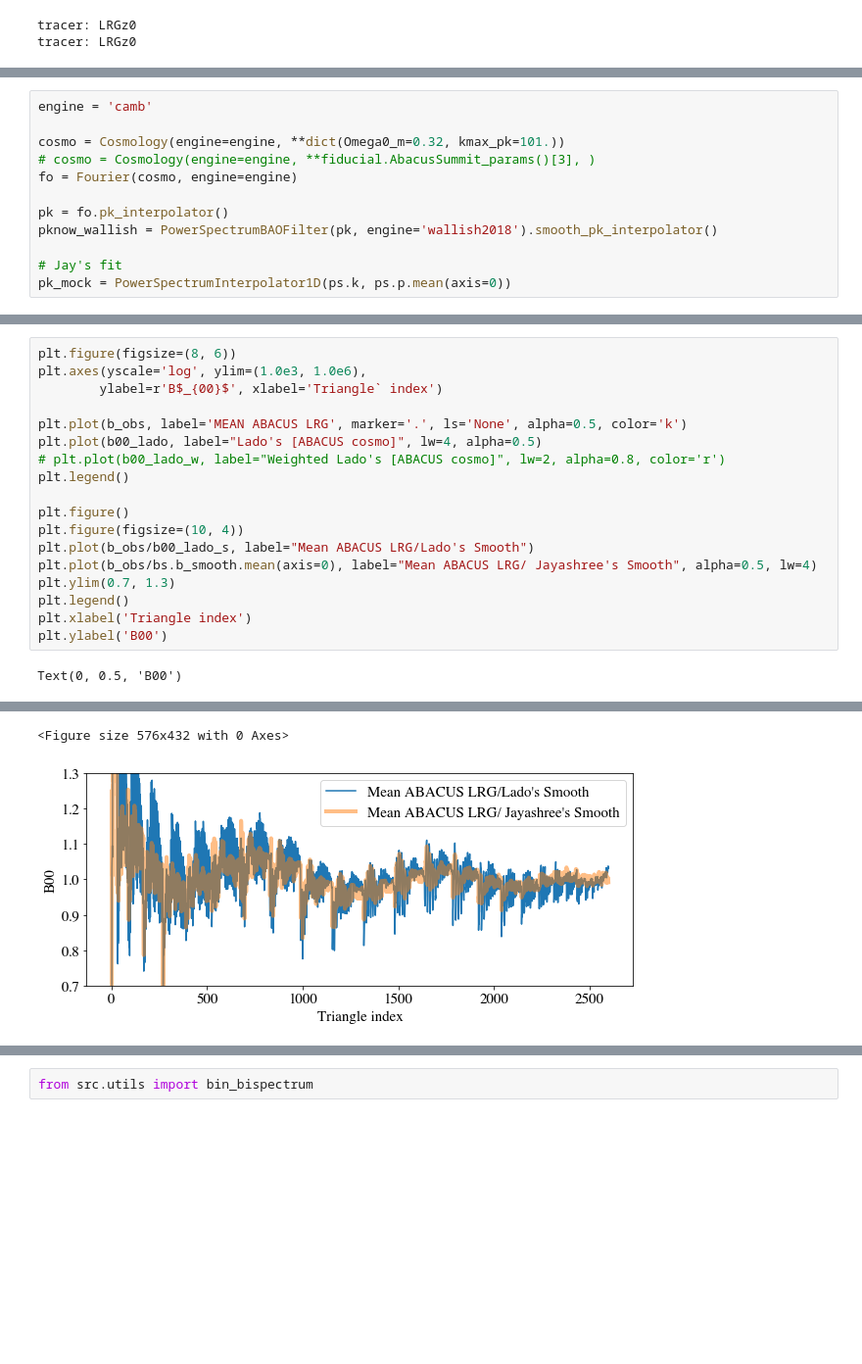
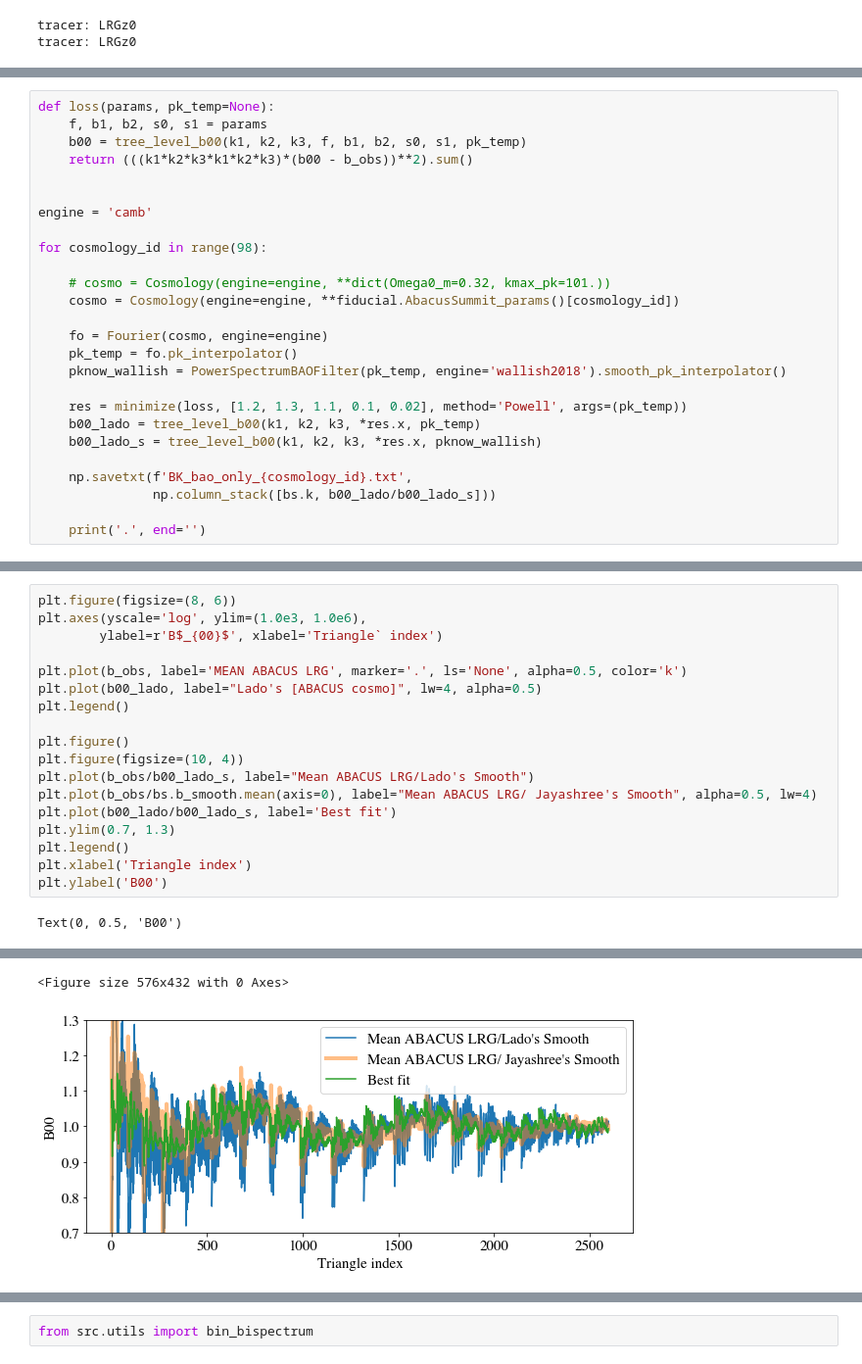
Before and after one commit to mehdirezaie/bispectrum, a Jupyter notebook: template.ipynb, the cells around one changed output, grey strips where cells are left out. Shown: that part at 98% size. Cells and saved outputs as stored; diff of their text form; blank space fills up the shorter version.

```diff
--- a/template.ipynb
+++ b/template.ipynb
@@ -62,12 +41,26 @@ fiducial.AbacusSummit_params()
 # %%
+def loss(params, pk_temp=None):
+    f, b1, b2, s0, s1 = params
+    b00 = tree_level_b00(k1, k2, k3, f, b1, b2, s0, s1, pk_temp)
+    return (((k1*k2*k3*k1*k2*k3)*(b00 - b_obs))**2).sum()
+
+
 engine = 'camb'
 
-cosmo = Cosmology(engine=engine, **dict(Omega0_m=0.32, kmax_pk=101.))
-# cosmo = Cosmology(engine=engine, **fiducial.AbacusSummit_params()[3], )
-fo = Fourier(cosmo, engine=engine)
+for cosmology_id in range(98):
 
-pk = fo.pk_interpolator()
-pknow_wallish = PowerSpectrumBAOFilter(pk, engine='wallish2018').smooth_pk_interpolator()
+    # cosmo = Cosmology(engine=engine, **dict(Omega0_m=0.32, kmax_pk=101.))
+    cosmo = Cosmology(engine=engine, **fiducial.AbacusSummit_params()[cosmology_id])
 
-# Jay's fit
-pk_mock = PowerSpectrumInterpolator1D(ps.k, ps.p.mean(axis=0))
+    fo = Fourier(cosmo, engine=engine)
+    pk_temp = fo.pk_interpolator()
+    pknow_wallish = PowerSpectrumBAOFilter(pk_temp, engine='wallish2018').smooth_pk_interpolator()
+
+    res = minimize(loss, [1.2, 1.3, 1.1, 0.1, 0.02], method='Powell', args=(pk_temp))
+    b00_lado = tree_level_b00(k1, k2, k3, *res.x, pk_temp)
+    b00_lado_s = tree_level_b00(k1, k2, k3, *res.x, pknow_wallish)
+
+    np.savetxt(f'BK_bao_only_{cosmology_id}.txt',
+               np.column_stack([bs.k, b00_lado/b00_lado_s]))
+
+    print('.', end='')
@@ -105,13 +102,13 @@ plt.axes(yscale='log', ylim=(1.0e3, 1.0e6),
 
 plt.plot(b_obs, label='MEAN ABACUS LRG', marker='.', ls='None', alpha=0.5, color='k')
 plt.plot(b00_lado, label="Lado's [ABACUS cosmo]", lw=4, alpha=0.5)
-# plt.plot(b00_lado_w, label="Weighted Lado's [ABACUS cosmo]", lw=2, alpha=0.8, color='r')
 plt.legend()
 
 plt.figure()
 plt.figure(figsize=(10, 4))
 plt.plot(b_obs/b00_lado_s, label="Mean ABACUS LRG/Lado's Smooth")
 plt.plot(b_obs/bs.b_smooth.mean(axis=0), label="Mean ABACUS LRG/ Jayashree's Smooth", alpha=0.5, lw=4)
+plt.plot(b00_lado/b00_lado_s, label='Best fit')
 plt.ylim(0.7, 1.3)
 plt.legend()
 plt.xlabel('Triangle index')
@@ -122,2 +119,2 @@ Text(0, 0.5, 'B00')
 <Figure size 576x432 with 0 Axes>
-[figure, old version]
+[figure, new version]
```
Also changed, not shown: parts of 14 cells of this notebook, 1 other file.
